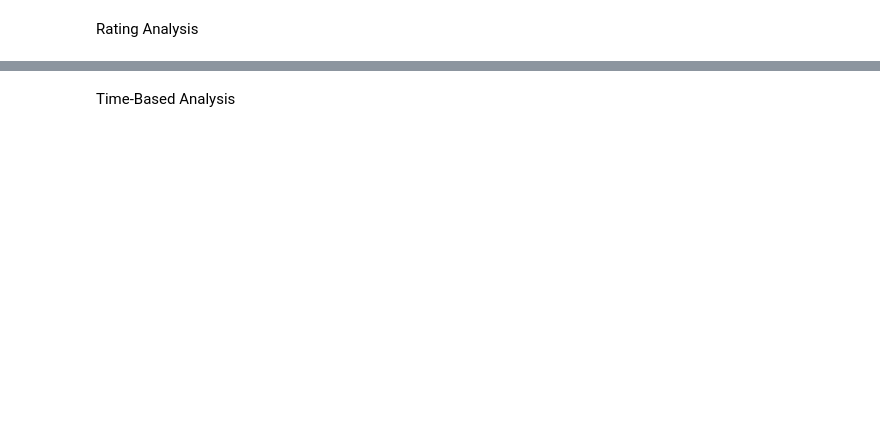
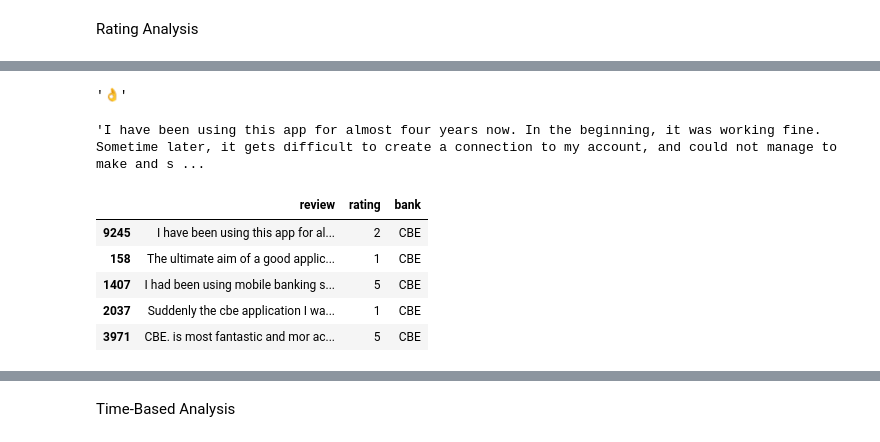
Before and after one commit to Dana-21-21/Data_Scraping_and-_EDA_Qiyas, a Jupyter notebook: Data_Scraping_and-_EDA_Qiyas.ipynb, the cells around one changed output, grey strips where cells are left out. Drawn from its saved outputs; the diff is of its cells as text; code cells hidden in the pictures; blank space fills up the shorter version.

```diff
--- a/Data_Scraping_and-_EDA_Qiyas.ipynb
+++ b/Data_Scraping_and-_EDA_Qiyas.ipynb
@@ -277,0 +415,17 @@ df['review_length'].hist(
+# %%
+df.loc[df['review_length'].idxmin(), 'review']
+# %% [output]
+'👌'
+# %%
+df.loc[df['review_length'].idxmax(), 'review']
+# %% [output]
+'I have been using this app for almost four years now. In the beginning, it was working fine. Sometime later, it gets difficult to create a connection to my account, and could not manage to make and s ...
+# %%
+df.nlargest(5, 'review_length')[['review', 'rating', 'bank']]
+# %% [output]
+|  | review | rating | bank |
+| 9245 | I have been using this app for al... | 2 | CBE |
+| 158 | The ultimate aim of a good applic... | 1 | CBE |
+| 1407 | I had been using mobile banking s... | 5 | CBE |
+| 2037 | Suddenly the cbe application I wa... | 1 | CBE |
+| 3971 | CBE. is most fantastic and mor ac... | 5 | CBE |
```
Also changed, not shown: parts of 15 cells of this notebook.
